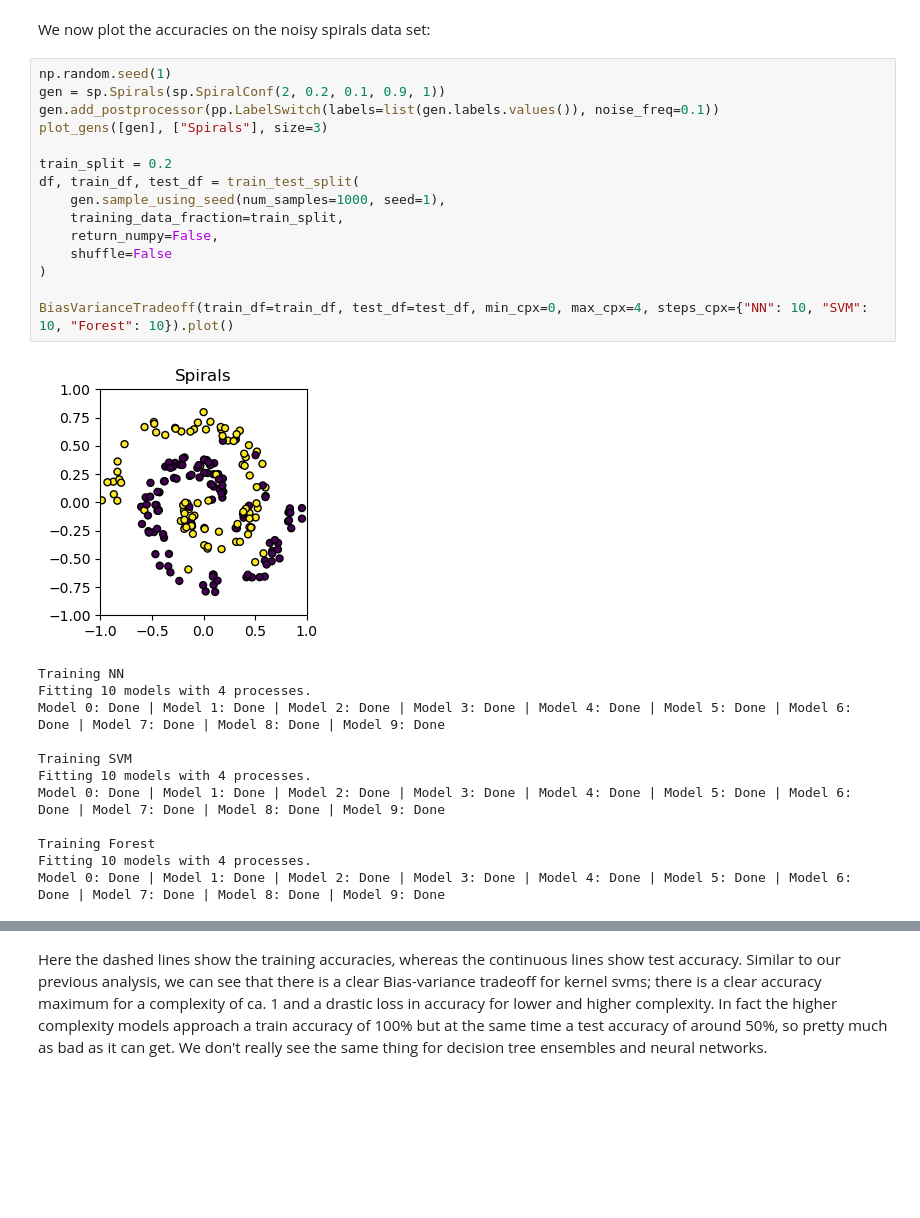
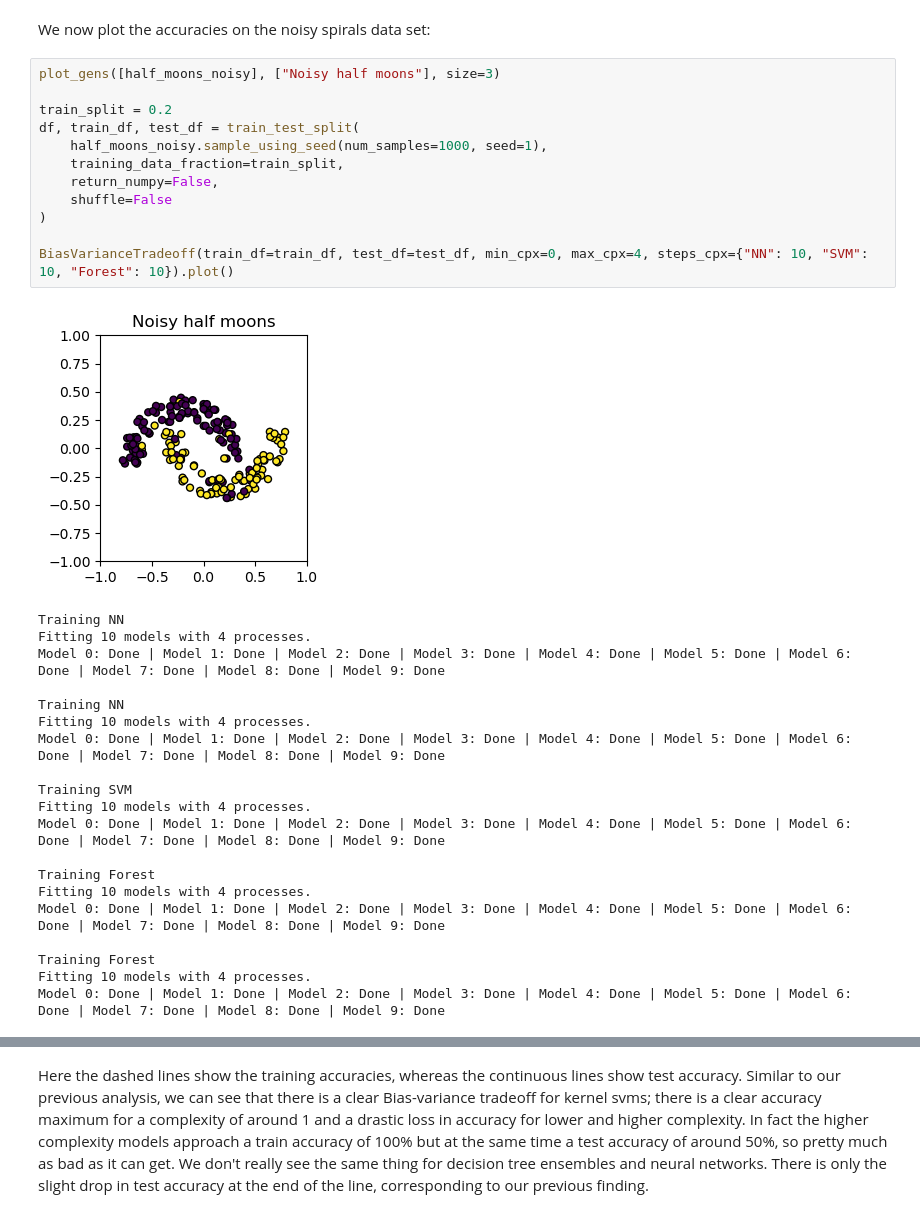
Before and after one commit to NoahWedlich/AppliedMLProject, a Jupyter notebook: main.ipynb, the cells around one changed output, grey strips where cells are left out. Cells and saved outputs as stored; diff of their text form; blank space fills up the shorter version.

Commit message:
Finished analysis

```diff
--- a/main.ipynb
+++ b/main.ipynb
@@ -531,22 +564,23 @@ class BiasVarianceTradeoff:
 # %% [markdown]
 We now plot the accuracies on the noisy spirals data set:
 # %%
-np.random.seed(1)
-gen = sp.Spirals(sp.SpiralConf(2, 0.2, 0.1, 0.9, 1))
-gen.add_postprocessor(pp.LabelSwitch(labels=list(gen.labels.values()), noise_freq=0.1))
-plot_gens([gen], ["Spirals"], size=3)
+plot_gens([half_moons_noisy], ["Noisy half moons"], size=3)
 
 train_split = 0.2
 df, train_df, test_df = train_test_split(
-    gen.sample_using_seed(num_samples=1000, seed=1),
+    half_moons_noisy.sample_using_seed(num_samples=1000, seed=1),
     training_data_fraction=train_split,
     return_numpy=False,
     shuffle=False
 )
 
 BiasVarianceTradeoff(train_df=train_df, test_df=test_df, min_cpx=0, max_cpx=4, steps_cpx={"NN": 10, "SVM": 10, "Forest": 10}).plot()
 # %% [output]
-[figure, old version]
+[figure, new version]
+Training NN
+Fitting 10 models with 4 processes.
+Model 0: Done | Model 1: Done | Model 2: Done | Model 3: Done | Model 4: Done | Model 5: Done | Model 6: Done | Model 7: Done | Model 8: Done | Model 9: Done
+
 Training NN
 Fitting 10 models with 4 processes.
 Model 0: Done | Model 1: Done | Model 2: Done | Model 3: Done | Model 4: Done | Model 5: Done | Model 6: Done | Model 7: Done | Model 8: Done | Model 9: Done
@@ -558,3 +592,7 @@ Model 0: Done | Model 1: Done | Model 2: Done | Model 3: Done | Model 4: Done |
 Training Forest
 Fitting 10 models with 4 processes.
 Model 0: Done | Model 1: Done | Model 2: Done | Model 3: Done | Model 4: Done | Model 5: Done | Model 6: Done | Model 7: Done | Model 8: Done | Model 9: Done
+
+Training Forest
+Fitting 10 models with 4 processes.
+Model 0: Done | Model 1: Done | Model 2: Done | Model 3: Done | Model 4: Done | Model 5: Done | Model 6: Done | Model 7: Done | Model 8: Done | Model 9: Done
@@ -562,4 +600,4 @@ Model 0: Done | Model 1: Done | Model 2: Done | Model 3: Done | Model 4: Done |
 # %% [markdown]
 Here the dashed lines show the training accuracies, whereas the continuous lines show test accuracy.
-Similar to our previous analysis, we can see that there is a clear Bias-variance tradeoff for kernel svms; there is a clear accuracy maximum for a complexity of ca. 1 and a drastic loss in accuracy for lower and higher complexity. In fact the higher complexity models approach a train accuracy of 100% but at the same time a test accuracy of around 50%, so pretty much as bad as it can get.
-We don't really see the same thing for decision tree ensembles and neural networks.
+Similar to our previous analysis, we can see that there is a clear Bias-variance tradeoff for kernel svms; there is a clear accuracy maximum for a complexity of around 1 and a drastic loss in accuracy for lower and higher complexity. In fact the higher complexity models approach a train accuracy of 100% but at the same time a test accuracy of around 50%, so pretty much as bad as it can get.
+We don't really see the same thing for decision tree ensembles and neural networks. There is only the slight drop in test accuracy at the end of the line, corresponding to our previous finding.
```
Also changed, not shown: parts of 11 cells of this notebook.
